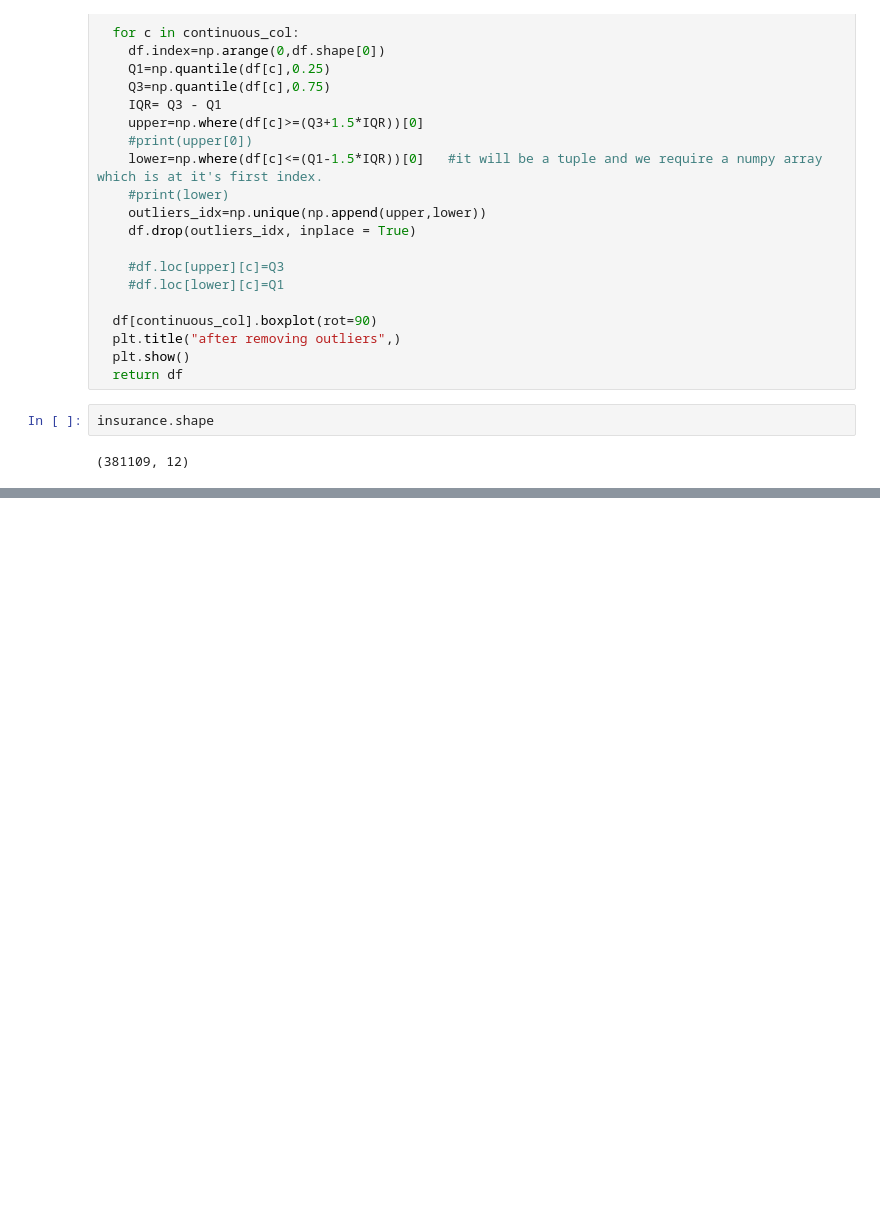
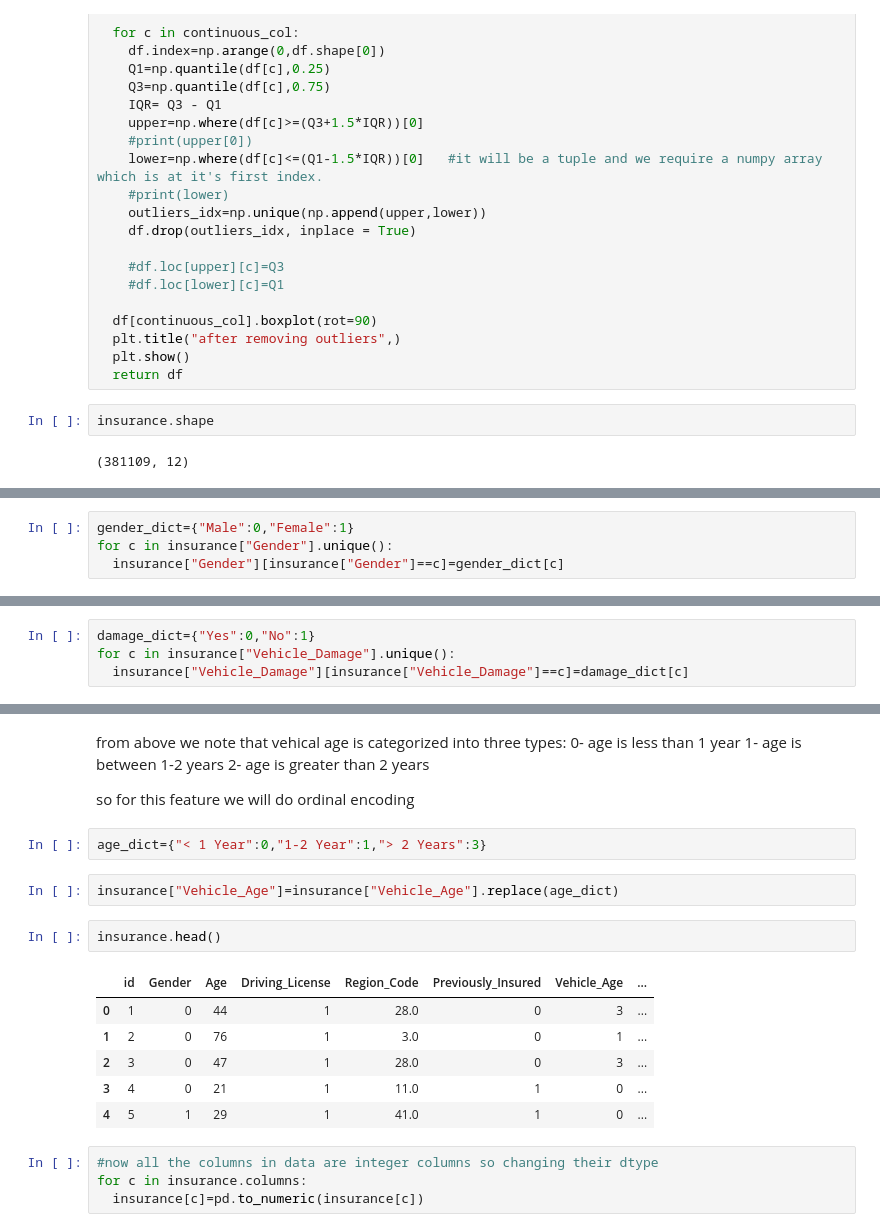
Before and after one commit to gauriagarwal18/HEALTH-INSURANCE-CROSS-SELL-PREDICTION, a Jupyter notebook: HEALTH_INSURANCE_CROSS_SELL_PREDICTION.ipynb, the cells around one changed output, grey strips where cells are left out. Drawn from its saved outputs; the diff is of its cells as text; blank space fills up the shorter version.

```diff
--- a/HEALTH_INSURANCE_CROSS_SELL_PREDICTION.ipynb
+++ b/HEALTH_INSURANCE_CROSS_SELL_PREDICTION.ipynb
@@ -181,0 +164,4 @@ insurance.shape
+# %%
+gender_dict={"Male":0,"Female":1}
+for c in insurance["Gender"].unique():
+  insurance["Gender"][insurance["Gender"]==c]=gender_dict[c]
@@ -181,0 +173,4 @@ insurance.shape
+# %%
+damage_dict={"Yes":0,"No":1}
+for c in insurance["Vehicle_Damage"].unique():
+  insurance["Vehicle_Damage"][insurance["Vehicle_Damage"]==c]=damage_dict[c]
@@ -181,0 +190,24 @@ insurance.shape
+# %% [markdown]
+from above we note that vehical age is categorized into three types:
+0- age is less than 1 year
+1- age is between 1-2 years
+2- age is greater than 2 years
+
+so for this feature we will do ordinal encoding
+# %%
+age_dict={"< 1 Year":0,"1-2 Year":1,"> 2 Years":3}
+# %%
+insurance["Vehicle_Age"]=insurance["Vehicle_Age"].replace(age_dict)
+# %%
+insurance.head()
+# %% [output]
+|  | id | Gender | Age | Driving_License | Region_Code | Previously_Insured | Vehicle_Age | ... |
+| 0 | 1 | 0 | 44 | 1 | 28.0 | 0 | 3 | ... |
+| 1 | 2 | 0 | 76 | 1 | 3.0 | 0 | 1 | ... |
+| 2 | 3 | 0 | 47 | 1 | 28.0 | 0 | 3 | ... |
+| 3 | 4 | 0 | 21 | 1 | 11.0 | 1 | 0 | ... |
+| 4 | 5 | 1 | 29 | 1 | 41.0 | 1 | 0 | ... |
+# %%
+#now all the columns in data are integer columns so changing their dtype
+for c in insurance.columns:
+  insurance[c]=pd.to_numeric(insurance[c])
```
Also changed, not shown: parts of 29 cells of this notebook.
